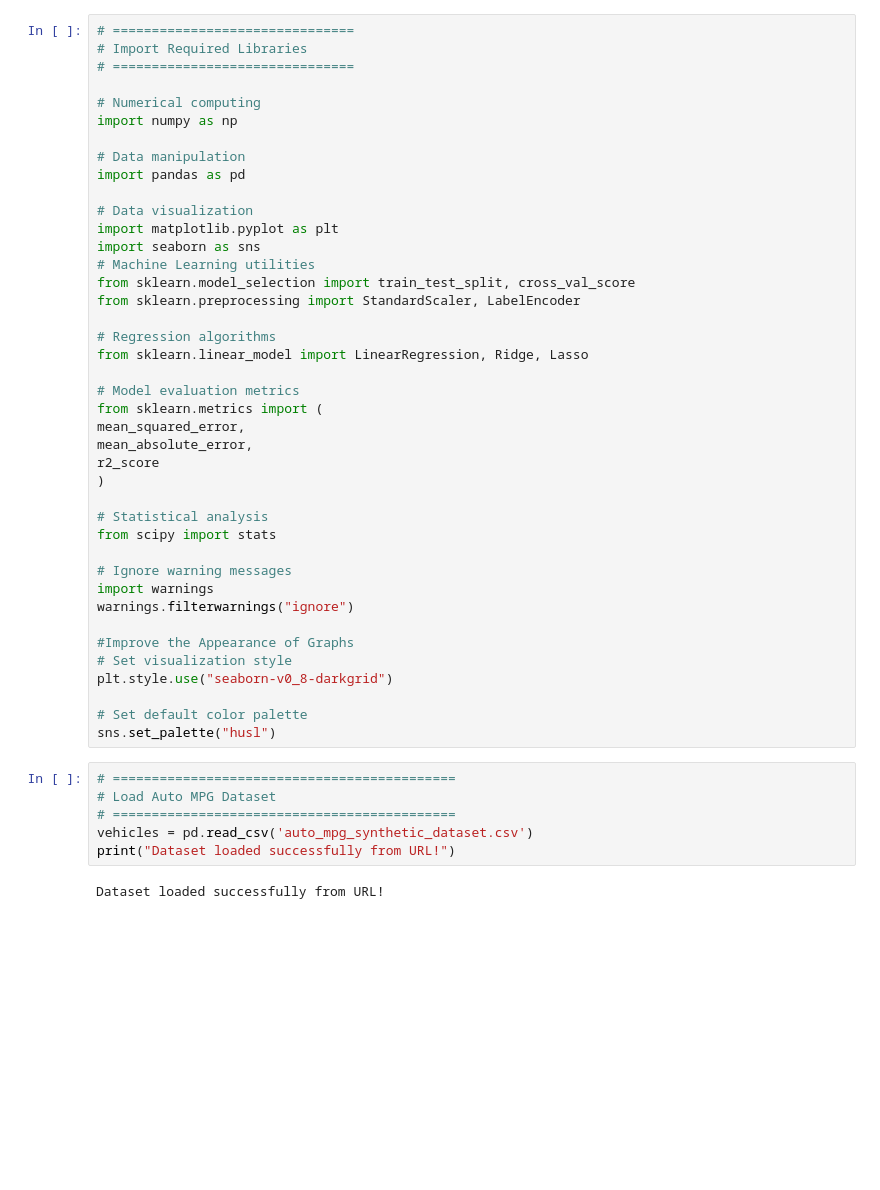
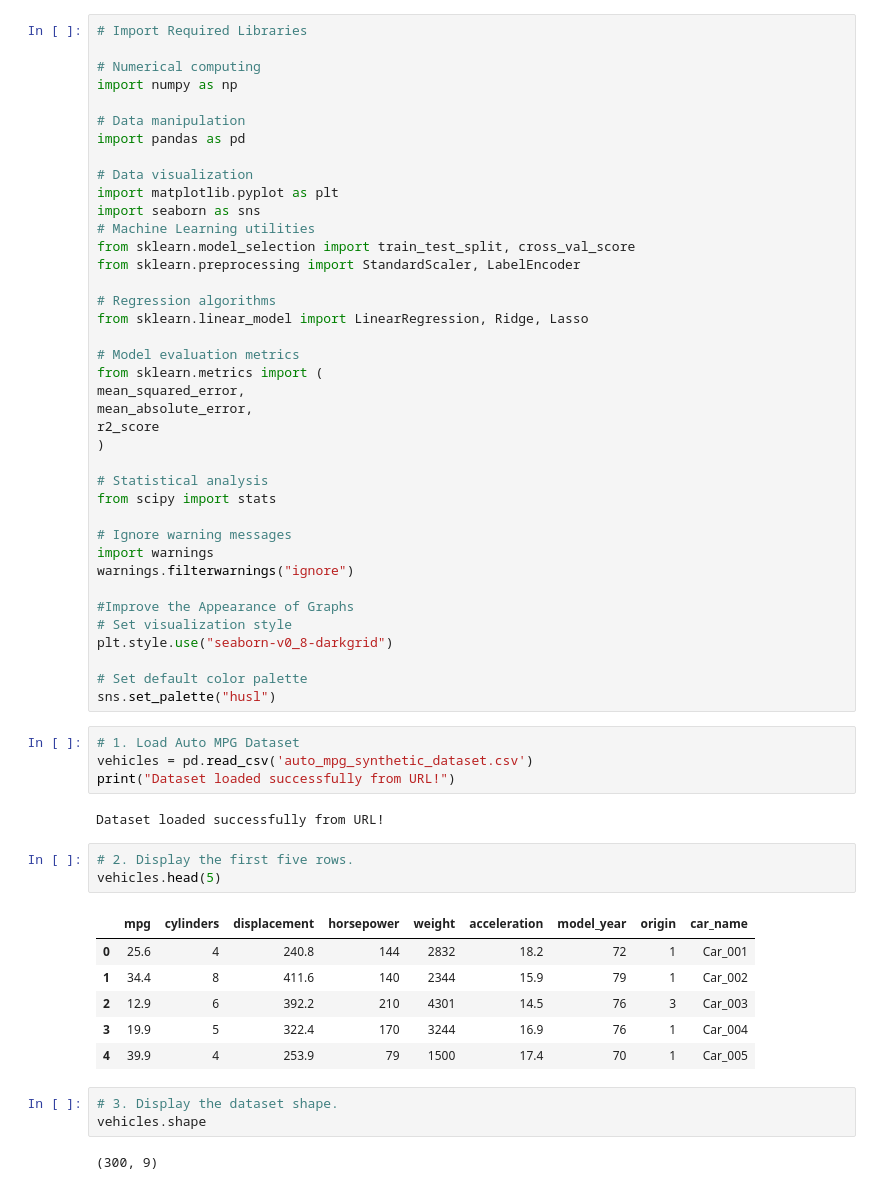
Before and after one commit to EleniAndualem/qiyas-2026-000054, a Jupyter notebook: phase 2 - ML/ML lab exercise.ipynb, the cells around one changed output. Cells and saved outputs as stored; diff of their text form; blank space fills up the shorter version.

```diff
--- a/phase 2 - ML/ML lab exercise.ipynb
+++ b/phase 2 - ML/ML lab exercise.ipynb
@@ -1,7 +1,5 @@
 # %%
-# ===============================
 # Import Required Libraries
-# ===============================
 
 # Numerical computing
 import numpy as np
@@ -40,10 +38,23 @@ plt.style.use("seaborn-v0_8-darkgrid")
 # Set default color palette
 sns.set_palette("husl")
 # %%
-# ============================================
-# Load Auto MPG Dataset
-# ============================================
+# 1. Load Auto MPG Dataset
 vehicles = pd.read_csv('auto_mpg_synthetic_dataset.csv')
 print("Dataset loaded successfully from URL!")
 # %% [output]
 Dataset loaded successfully from URL!
+# %%
+# 2. Display the first five rows.
+vehicles.head(5)
+# %% [output]
+|  | mpg | cylinders | displacement | horsepower | weight | acceleration | model_year | origin | car_name |
+| 0 | 25.6 | 4 | 240.8 | 144 | 2832 | 18.2 | 72 | 1 | Car_001 |
+| 1 | 34.4 | 8 | 411.6 | 140 | 2344 | 15.9 | 79 | 1 | Car_002 |
+| 2 | 12.9 | 6 | 392.2 | 210 | 4301 | 14.5 | 76 | 3 | Car_003 |
+| 3 | 19.9 | 5 | 322.4 | 170 | 3244 | 16.9 | 76 | 1 | Car_004 |
+| 4 | 39.9 | 4 | 253.9 | 79 | 1500 | 17.4 | 70 | 1 | Car_005 |
+# %%
+# 3. Display the dataset shape.
+vehicles.shape
+# %% [output]
+(300, 9)
```
Also changed, not shown: parts of 10 cells of this notebook.
